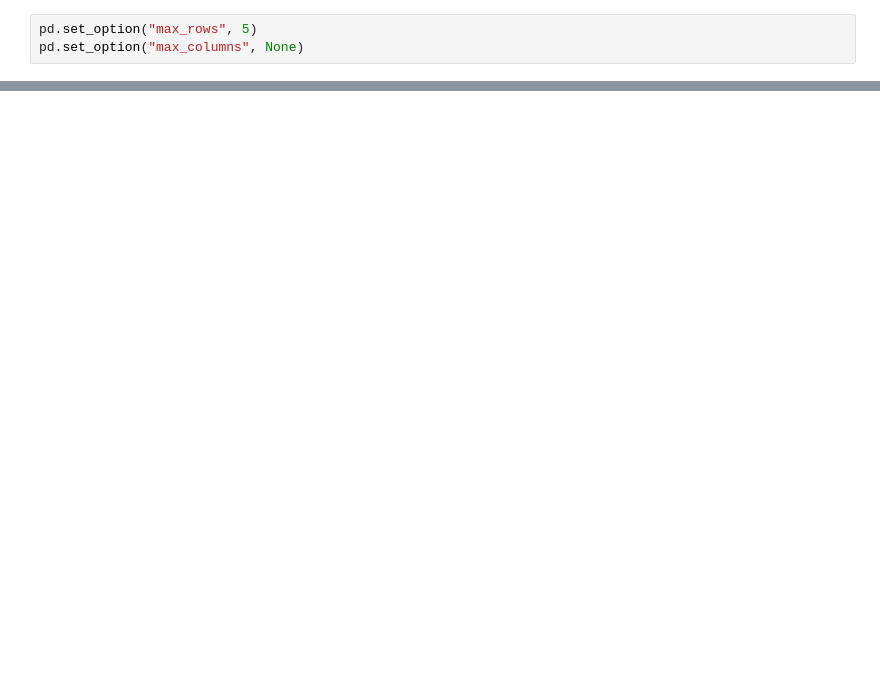
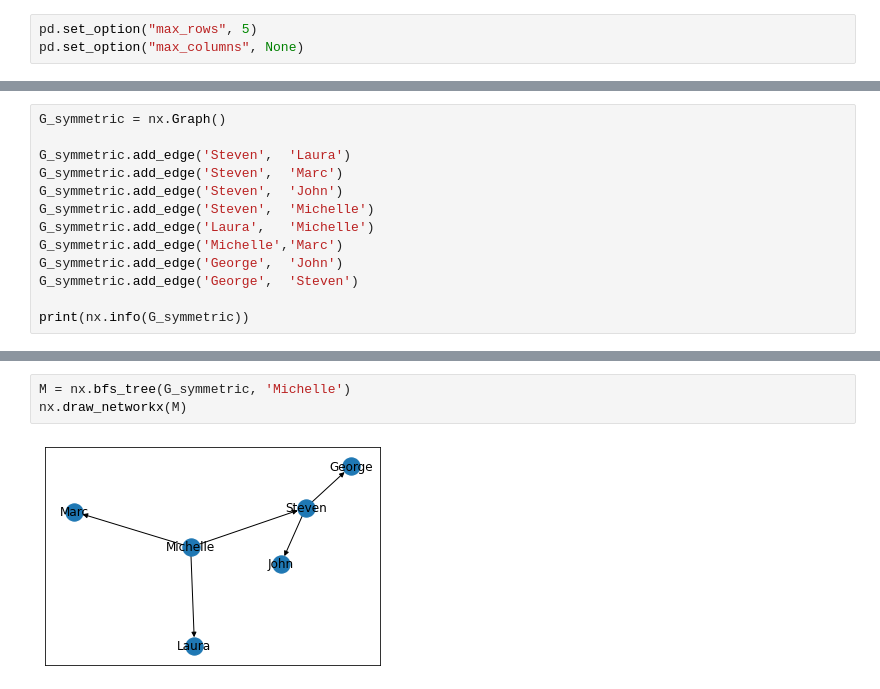
Before and after one commit to jiheon788/ajou-ba-assignments, a Jupyter notebook: HW2/소셜네트워크분석.ipynb, the cells around one changed output, grey strips where cells are left out. Cells and saved outputs as stored; diff of their text form; blank space fills up the shorter version.

```diff
--- a/HW2/소셜네트워크분석.ipynb
+++ b/HW2/소셜네트워크분석.ipynb
@@ -13,0 +22,13 @@ pd.set_option("max_columns", None)
+# %%
+G_symmetric = nx.Graph()
+
+G_symmetric.add_edge('Steven',  'Laura')
+G_symmetric.add_edge('Steven',  'Marc')
+G_symmetric.add_edge('Steven',  'John')
+G_symmetric.add_edge('Steven',  'Michelle')
+G_symmetric.add_edge('Laura',   'Michelle')
+G_symmetric.add_edge('Michelle','Marc')
+G_symmetric.add_edge('George',  'John')
+G_symmetric.add_edge('George',  'Steven')
+
+print(nx.info(G_symmetric))
@@ -66,0 +171,5 @@ nx.draw_networkx(graph)
+# %%
+M = nx.bfs_tree(G_symmetric, 'Michelle')
+nx.draw_networkx(M)
+# %% [output]
+[figure, added]
```
Also changed, not shown: parts of 33 cells of this notebook, 2 other files.
